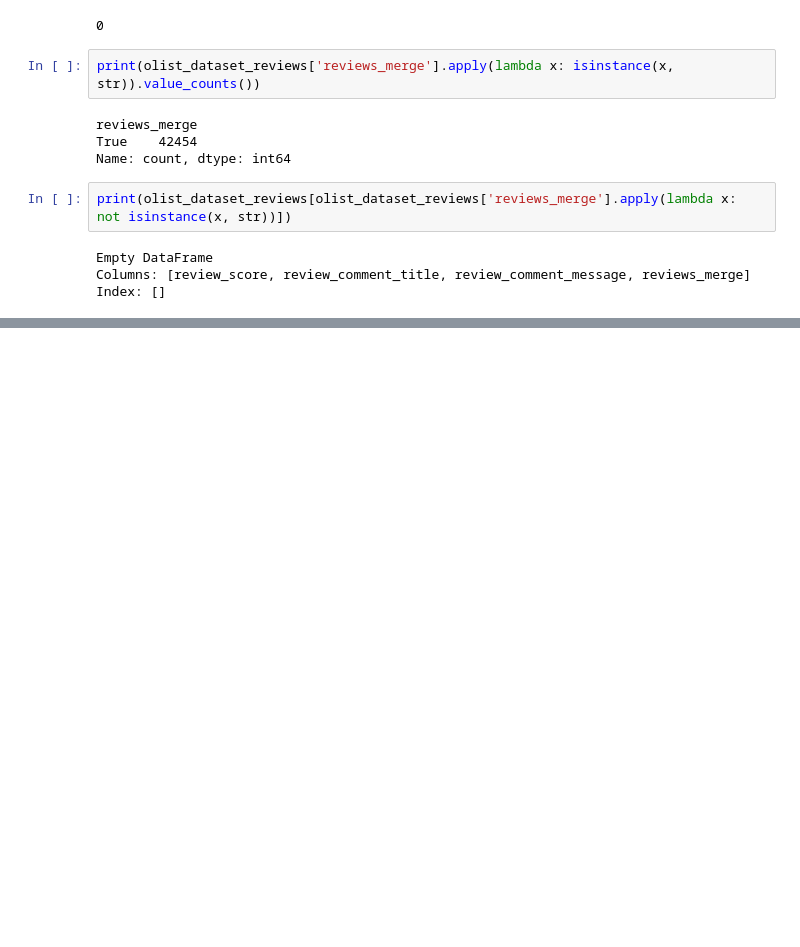
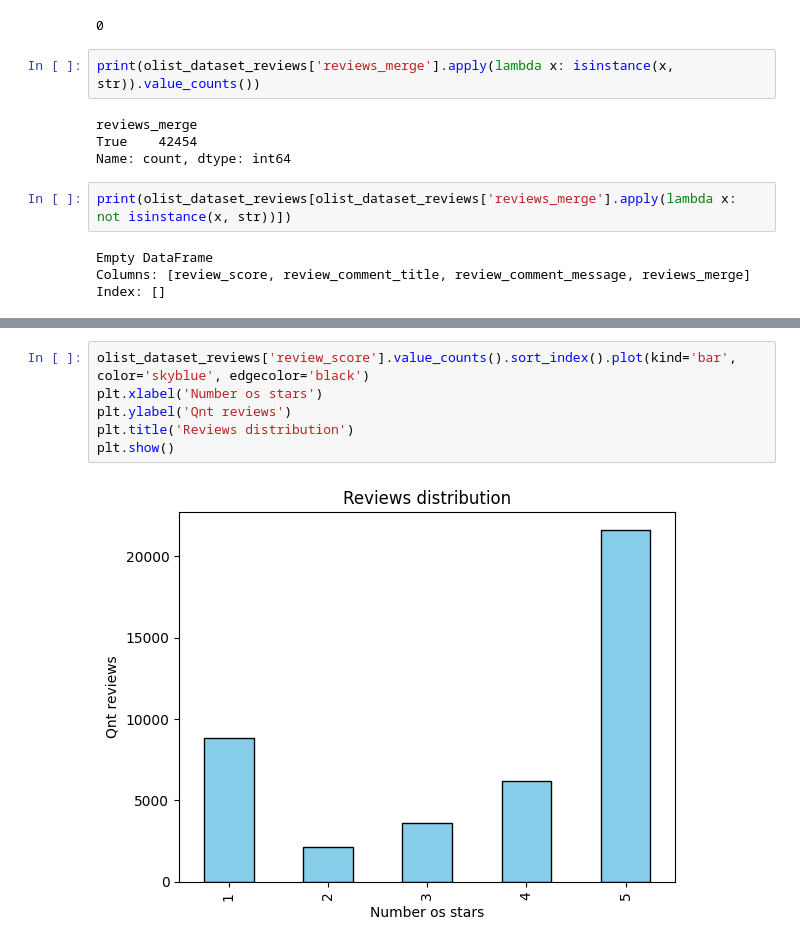
Before and after one commit to AndersonIvanildo/star-classifier-predictor, a Jupyter notebook: notebooks/classifier_reviews.ipynb, the cells around one changed output, grey strips where cells are left out. Drawn from its saved outputs; the diff is of its cells as text; blank space fills up the shorter version.

```diff
--- a/notebooks/classifier_reviews.ipynb
+++ b/notebooks/classifier_reviews.ipynb
@@ -583,3 +583,11 @@ olist_dataset_reviews.head(30)
 | 27 | 5 | NaN | Amei achei lindo ,muito delicado ... | amei achei lindo muito delicado a... |
 | 28 | 4 | NaN | Ótima loja para parceria: rápidís... | ótima loja para parceria rápidíss... |
 | 29 | 5 | Ótimo Produto! | Recomendo o vendedor... | ótimo produto recomendo o vendedor |
+# %%
+olist_dataset_reviews['review_score'].value_counts().sort_index().plot(kind='bar', color='skyblue', edgecolor='black')
+plt.xlabel('Number os stars')
+plt.ylabel('Qnt reviews')
+plt.title('Reviews distribution')
+plt.show()
+# %% [output]
+[figure, added]
```
Also changed, not shown: parts of 2 cells of this notebook.
